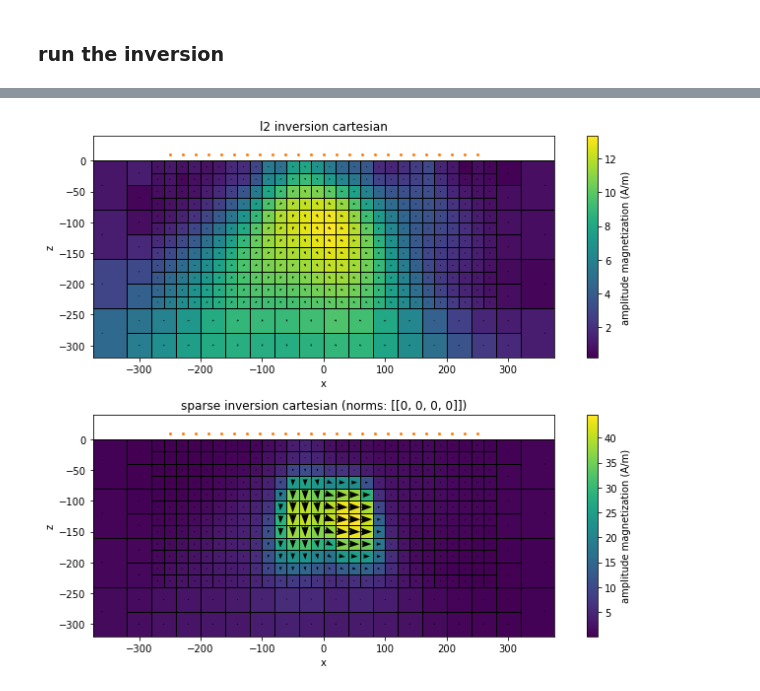
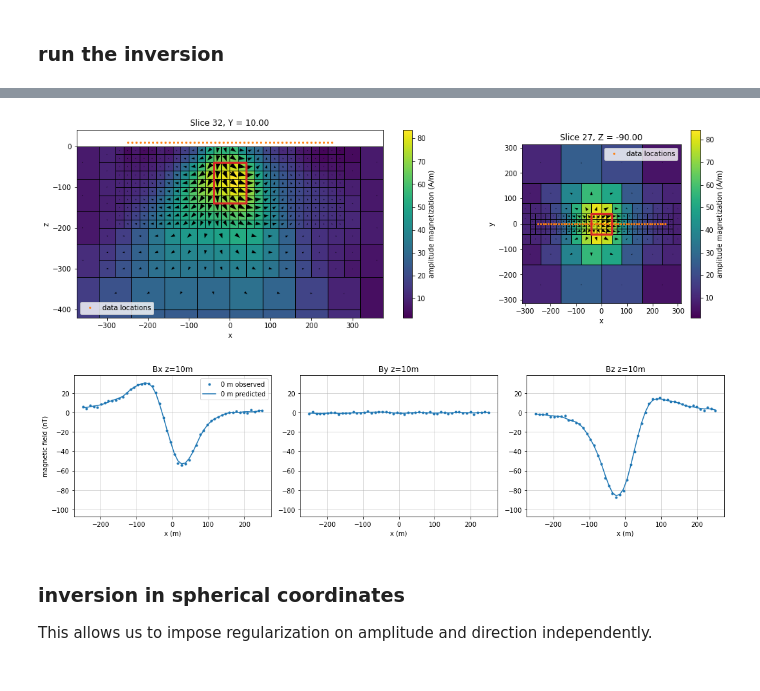
Before and after one commit to AnnaMittelholz/mars-mag-2021, a Jupyter notebook: mvi_block.ipynb, the cells around one changed output, grey strips where cells are left out. Cells and saved outputs as stored; diff of their text form; code cells hidden in the pictures.

```diff
--- a/mvi_block.ipynb
+++ b/mvi_block.ipynb
@@ -259,13 +319,12 @@ This is a linear inverse problem if we use L2 regularization. Here, we will use
 # %%
 # create the regularization
-n_active = int(ind_active.sum())
 wires = maps.Wires(("x", n_active), ("y", n_active), ("z", n_active))
 
 reg_x = regularization.Sparse(mesh, indActive=ind_active, mapping=wires.x)
 reg_y = regularization.Sparse(mesh, indActive=ind_active, mapping=wires.y)
 reg_z = regularization.Sparse(mesh, indActive=ind_active, mapping=wires.z)
 
-norms = [[0, 0, 0, 0]]
+norms = [[2, 2, 2, 2]]
 reg_x.norms = norms
 reg_y.norms = norms
 reg_z.norms = norms
@@ -277,7 +336,7 @@ dmis = data_misfit.L2DataMisfit(data=synthetic_data, simulation=simulation)
 # %%
 # optimization
 opt = optimization.InexactGaussNewton(
-    maxIter=10, maxIterLS=20, maxIterCG=20, tolCG=1e-4
+    maxIter=10, maxIterLS=10, maxIterCG=20, tolCG=1e-4
 )
 # %%
 # inverse problem
@@ -294,13 +353,16 @@ sensitivity_weights = directives.UpdateSensitivityWeights()
 # Here is where the norms are applied
 # Use a threshold parameter empirically based on the distribution of
 #  model parameters
-IRLS = directives.Update_IRLS(f_min_change=1e-3, max_irls_iterations=5, beta_tol=1e-1)
+IRLS = directives.Update_IRLS()
 
 # Pre-conditioner
 update_Jacobi = directives.UpdatePreconditioner()
+
+# target misfit
+target = directives.TargetMisfit(chifact=1)
 # %%
 inv = inversion.BaseInversion(
-    inv_prob, directiveList=[sensitivity_weights, IRLS, update_Jacobi, betaest]
+    inv_prob, directiveList=[sensitivity_weights, IRLS, update_Jacobi, betaest, target]
 )
 # %% [markdown]
 ### run the inversion
@@ -335,38 +391,21 @@ magnetization_cartesian_smooth = full_mesh_magnetization(inv_prob.l2model)
 # %%
-fig, ax = plt.subplots(2, 1, figsize=(10, 8))
+# fig, ax = plt.subplots(2, 1, figsize=(10, 8))
+fig, ax = plt.subplots(1, 2, figsize=(17, 5), gridspec_kw={'width_ratios': [2, 1]})
 
 
-cb = plt.colorbar(
-    mesh.plot_slice(
-        magnetization_cartesian_smooth, "CCv", normal="Y", ax=ax[0], view="vec", grid=True,
-        quiver_opts={
-            "units":"xy", "scale":np.max(np.abs(mrec_cartesian))/20,
-            "headwidth":7, "headlength":10, "headaxislength":9
-        }
-    )[0][0], ax=ax[0]
-)
-cb.set_label("amplitude magnetization (A/m)")
-ax[0].set_title("l2 inversion cartesian")
+quiver_opts = {
+    "scale":np.max(np.abs(mrec_cartesian))/20,
+}
 
-cb = plt.colorbar(
-    mesh.plot_slice(
-        magnetization_cartesian_sparse, "CCv", normal="Y", ax=ax[1], view="vec", grid=True,
-        quiver_opts={
-            "units":"xy", "scale":np.max(np.abs(mrec_cartesian))/20,
-            "headwidth":7, "headlength":10, "headaxislength":9
-        }
-    )[0][0], ax=ax[1]
-)
-cb.set_label("amplitude magnetization (A/m)")
-ax[1].set_title(f"sparse inversion cartesian (norms: {norms})")
+plot_vector_model(mrec_cartesian, ax=ax[0])
+plot_vector_model(mrec_cartesian, ax=ax[1], normal="Z", ind=zind)
 
-plt.tight_layout()
-
-for a in ax:
-    a.plot(survey_xyz[:, 0], survey_xyz[:, 2], "C1o", ms=2, label="data locations")
-    a.set_xlim([survey_x.min()*1.5, survey_x.max()*1.5])
-    a.set_ylim([mesh.nodes_z.min(), survey_z.max()*4])
-    a.plot()
-    a.set_aspect(1)
+plot_target_outline(ax[0], normal="Y")
+plot_target_outline(ax[1], normal="Z")
 # %% [output]
-[figure, old version]
+[figure, new version]
+# %%
+ax = plot_data_profile(synthetic_data.dobs, plot_opts={"marker":"o", "lw":0}, label="observed")
+ax = plot_data_profile(inv_prob.dpred, ax=ax, label="predicted")
+# %% [output]
+[figure, added]
@@ -372,0 +419,4 @@ for a in ax:
+# %% [markdown]
+### inversion in spherical coordinates
+
+This allows us to impose regularization on amplitude and direction independently.
```
Also changed, not shown: parts of 35 cells of this notebook, 1 other file.
